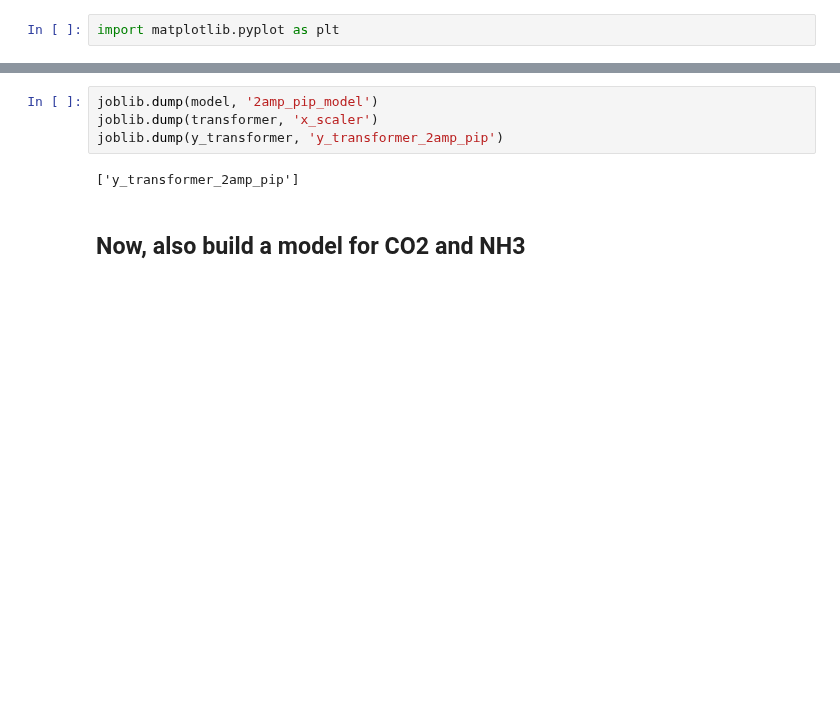
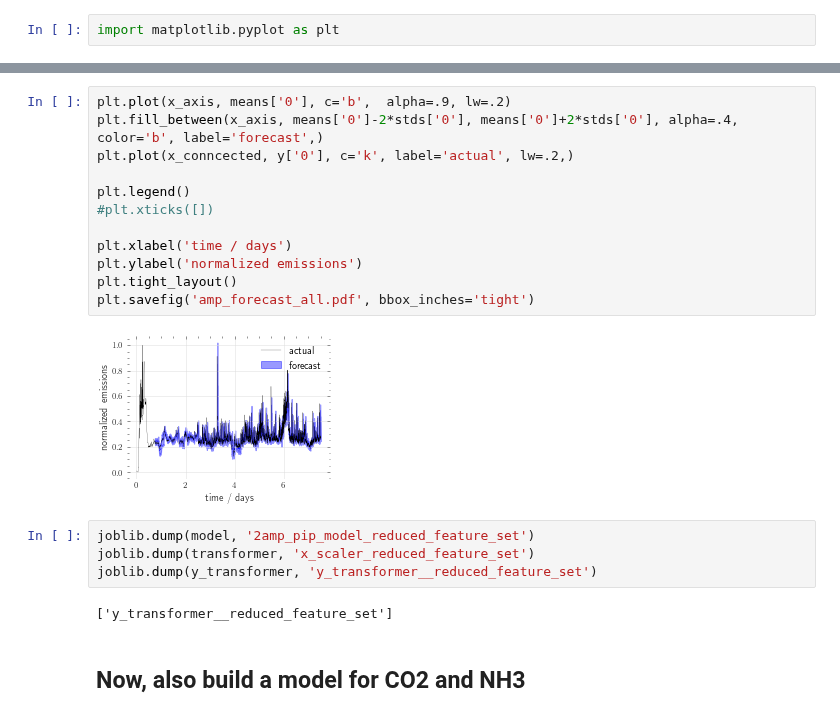
Before and after one commit to kjappelbaum/pyprocessta, a Jupyter notebook: examples/train_model_on_all_data_to_prepare_causalimpact_analysis.ipynb, the cells around one changed output, grey strips where cells are left out. Saved outputs shown, nothing was run; the diff lists cells and outputs as text; blank space fills up the shorter version.

```diff
--- a/examples/train_model_on_all_data_to_prepare_causalimpact_analysis.ipynb
+++ b/examples/train_model_on_all_data_to_prepare_causalimpact_analysis.ipynb
@@ -84,9 +119,23 @@ plt.savefig('amp_forecast.pdf', bbox_inches='tight')
+# %%
+plt.plot(x_axis, means['0'], c='b',  alpha=.9, lw=.2)
+plt.fill_between(x_axis, means['0']-2*stds['0'], means['0']+2*stds['0'], alpha=.4, color='b', label='forecast',)
+plt.plot(x_conncected, y['0'], c='k', label='actual', lw=.2,)
+
+plt.legend()
+#plt.xticks([])
+
+plt.xlabel('time / days')
+plt.ylabel('normalized emissions')
+plt.tight_layout()
+plt.savefig('amp_forecast_all.pdf', bbox_inches='tight')
+# %% [output]
+[figure, added]
 # %%
-joblib.dump(model, '2amp_pip_model')
-joblib.dump(transformer, 'x_scaler')
-joblib.dump(y_transformer, 'y_transformer_2amp_pip')
+joblib.dump(model, '2amp_pip_model_reduced_feature_set')
+joblib.dump(transformer, 'x_scaler_reduced_feature_set')
+joblib.dump(y_transformer, 'y_transformer__reduced_feature_set')
 # %% [output]
-['y_transformer_2amp_pip']
+['y_transformer__reduced_feature_set']
 # %% [markdown]
 ## Now, also build a model for CO2 and NH3
 # %%
```
Also changed, not shown: parts of 19 cells of this notebook, 23 other files.
